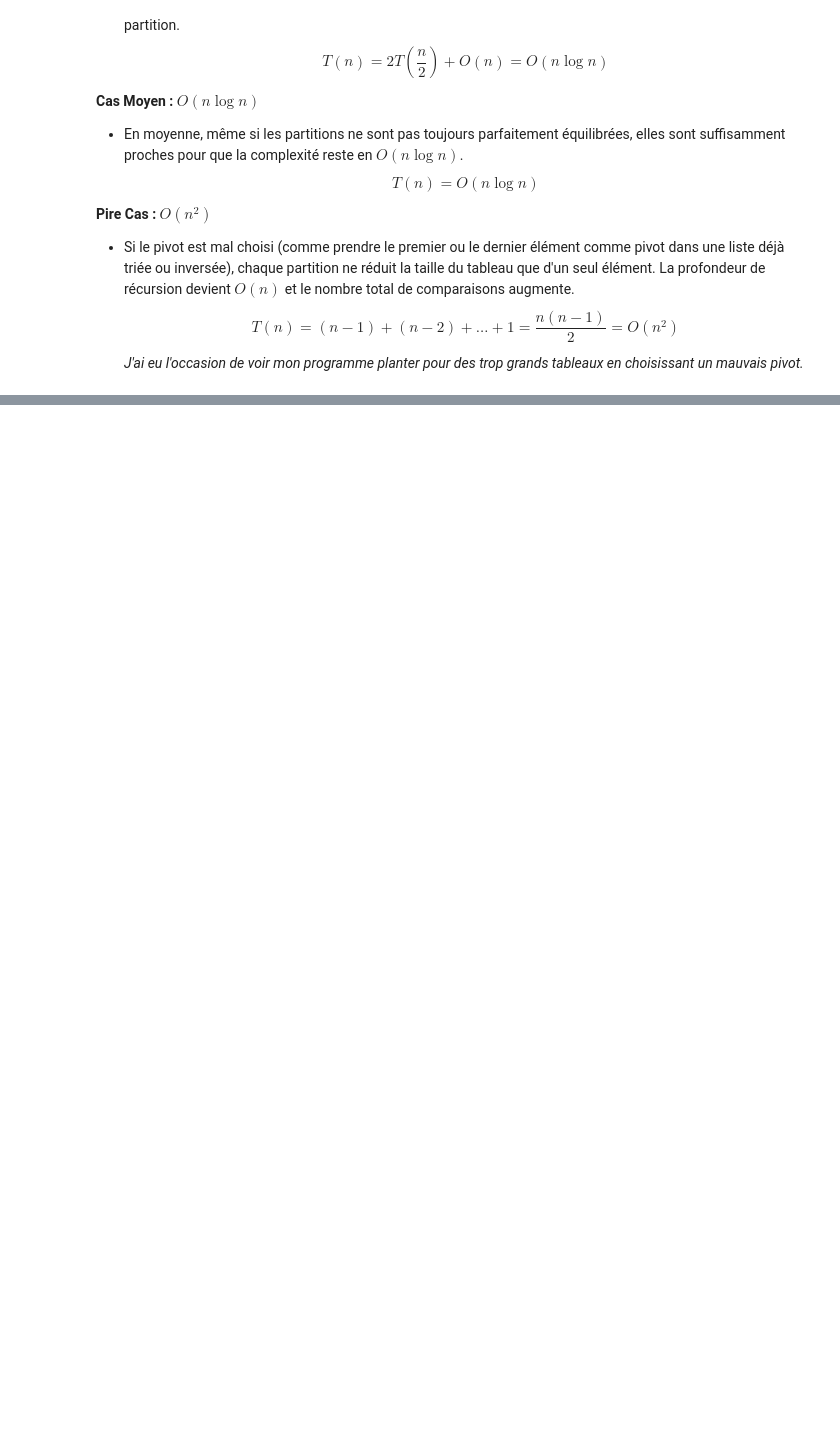
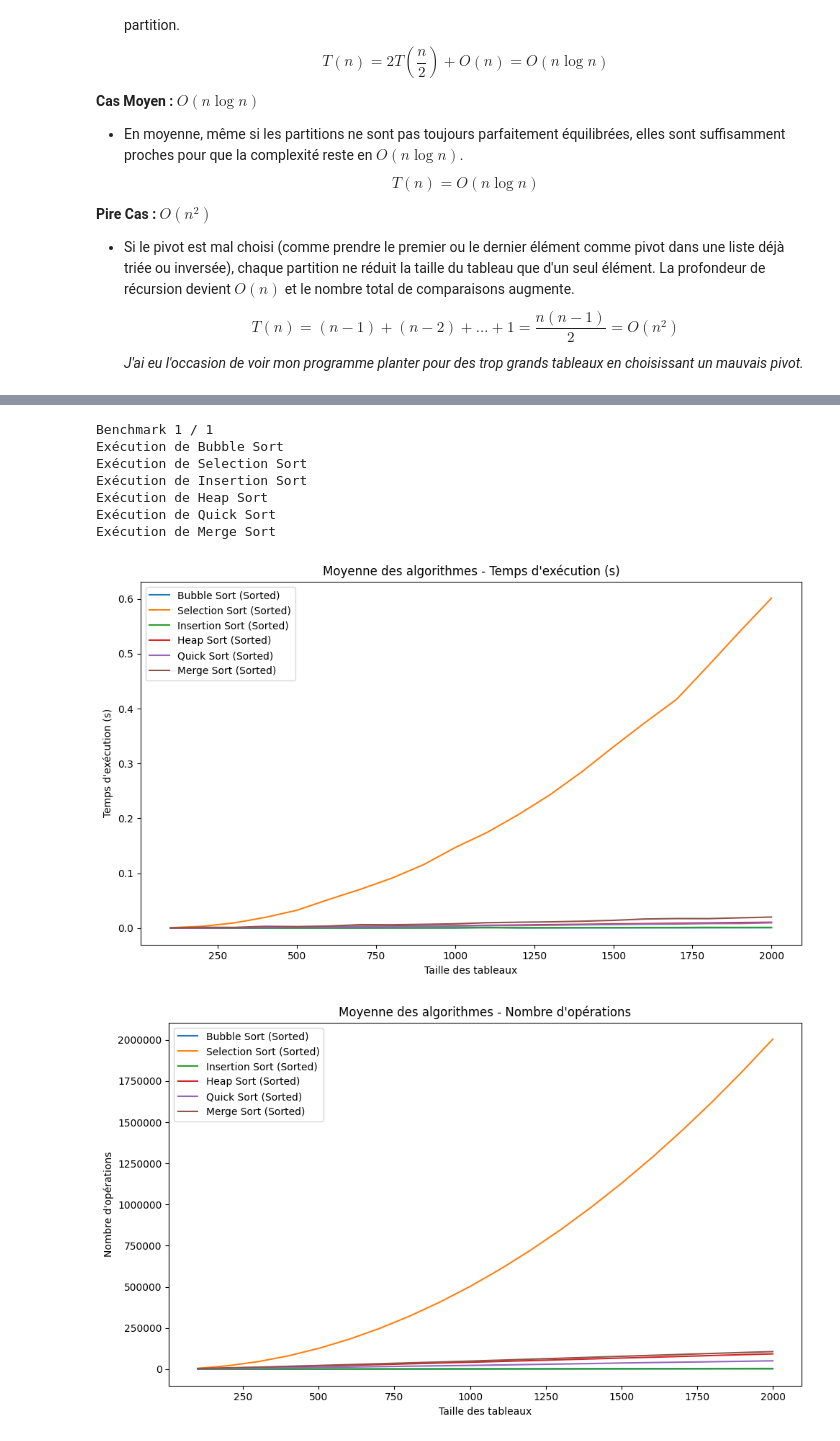
Before and after one commit to ChaelPix/timecomplexity_study_python, a Jupyter notebook: projet_BEAUJARD_Traian.ipynb, the cells around one changed output, grey strips where cells are left out. Saved outputs shown, nothing was run; the diff lists cells and outputs as text; code cells hidden in the pictures; blank space fills up the shorter version.

```diff
--- a/projet_BEAUJARD_Traian.ipynb
+++ b/projet_BEAUJARD_Traian.ipynb
@@ -610,0 +833,31 @@ En conclusion, cet algorithme est efficace mais peut se montrer instable sur les
+# %%
+from projet_BEAUJARD_Traian import *
+
+algorithms=[
+    BubbleSort(),
+    SelectionSort(),
+    InsertionSort(),
+    HeapSort(),
+    QuickSort(),
+    MergeSort(),
+    ]
+
+benchmark = SortBenchmark(
+    algorithms,
+    nlist=20,
+    nval=100,
+    types_to_sort=['sorted'],
+    n_runs=1,
+    show_plots=True)
+
+benchmark.run()
+# %% [output]
+Benchmark 1 / 1
+Exécution de Bubble Sort
+Exécution de Selection Sort
+Exécution de Insertion Sort
+Exécution de Heap Sort
+Exécution de Quick Sort
+Exécution de Merge Sort
+[figure, added]
+[figure, added]
```
Also changed, not shown: parts of 29 cells of this notebook, 1 other file.
